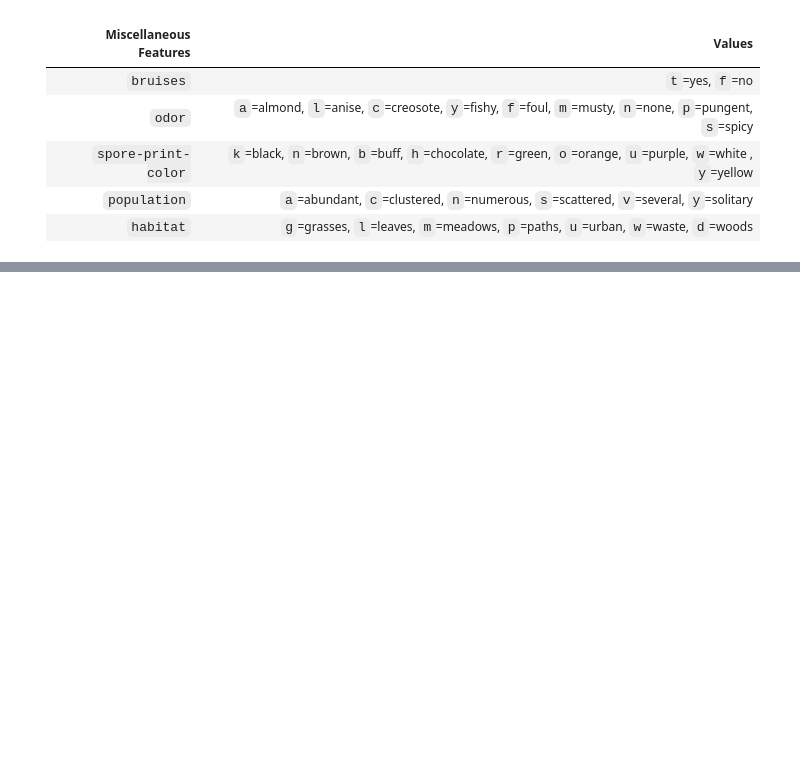
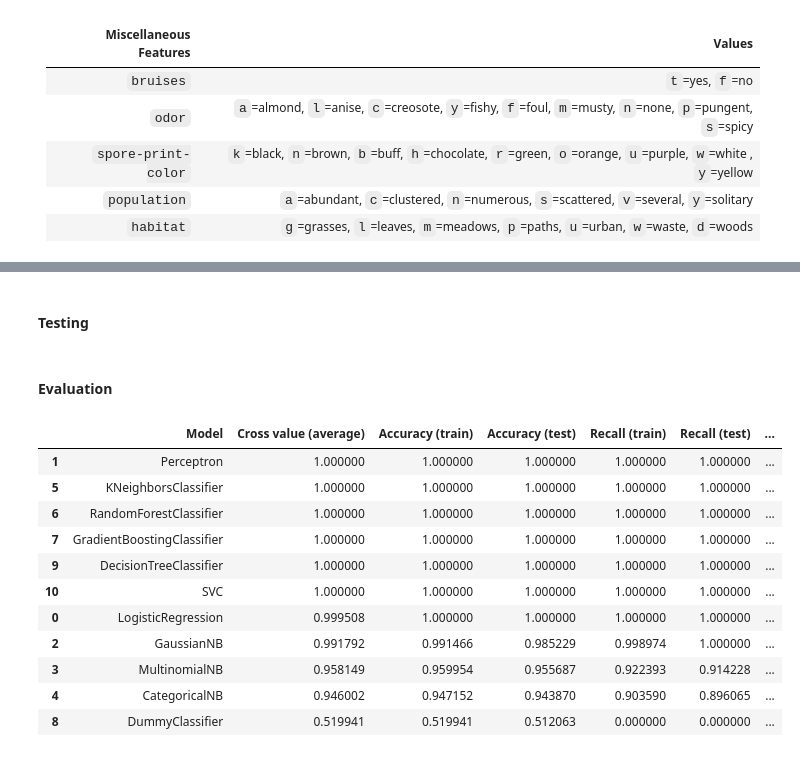
Before and after one commit to dharora/ECS171GroupProject, a Jupyter notebook: project.ipynb, the cells around one changed output, grey strips where cells are left out. Drawn from its saved outputs; the diff is of its cells as text; code cells hidden in the pictures; blank space fills up the shorter version.

```diff
--- a/project.ipynb
+++ b/project.ipynb
@@ -271,0 +199,2 @@ The other features are sufficiently varied and distributed in a way that will ef
+# %% [markdown]
+#### Testing
@@ -271,0 +253,17 @@ The other features are sufficiently varied and distributed in a way that will ef
+# %% [markdown]
+#### Evaluation
+# %%
+metrics.sort_values(by=['Accuracy (test)', 'Cross value (average)'], ascending=False)
+# %% [output]
+|  | Model | Cross value (average) | Accuracy (train) | Accuracy (test) | Recall (train) | Recall (test) | ... |
+| 1 | Perceptron | 1.000000 | 1.000000 | 1.000000 | 1.000000 | 1.000000 | ... |
+| 5 | KNeighborsClassifier | 1.000000 | 1.000000 | 1.000000 | 1.000000 | 1.000000 | ... |
+| 6 | RandomForestClassifier | 1.000000 | 1.000000 | 1.000000 | 1.000000 | 1.000000 | ... |
+| 7 | GradientBoostingClassifier | 1.000000 | 1.000000 | 1.000000 | 1.000000 | 1.000000 | ... |
+| 9 | DecisionTreeClassifier | 1.000000 | 1.000000 | 1.000000 | 1.000000 | 1.000000 | ... |
+| 10 | SVC | 1.000000 | 1.000000 | 1.000000 | 1.000000 | 1.000000 | ... |
+| 0 | LogisticRegression | 0.999508 | 1.000000 | 1.000000 | 1.000000 | 1.000000 | ... |
+| 2 | GaussianNB | 0.991792 | 0.991466 | 0.985229 | 0.998974 | 1.000000 | ... |
+| 3 | MultinomialNB | 0.958149 | 0.959954 | 0.955687 | 0.922393 | 0.914228 | ... |
+| 4 | CategoricalNB | 0.946002 | 0.947152 | 0.943870 | 0.903590 | 0.896065 | ... |
+| 8 | DummyClassifier | 0.519941 | 0.519941 | 0.512063 | 0.000000 | 0.000000 | ... |
```
Also changed, not shown: parts of 36 cells of this notebook.
